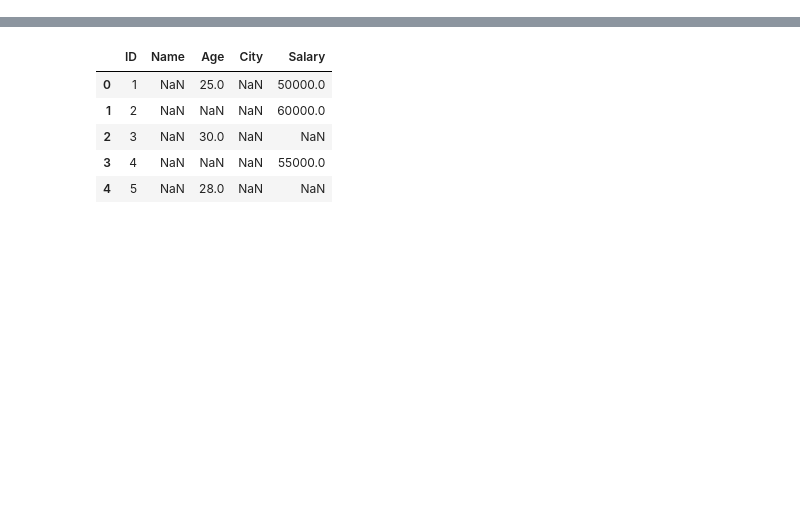
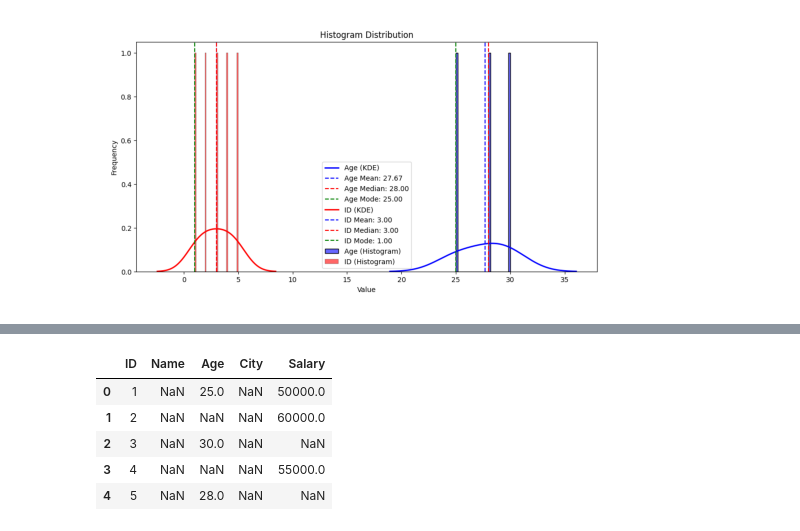
Before and after one commit to Baci-Ak/b-vista, a Jupyter notebook: testing.ipynb, the cells around one changed output, grey strips where cells are left out. Drawn from its saved outputs; the diff is of its cells as text; code cells hidden in the pictures; blank space fills up the shorter version.

```diff
--- a/testing.ipynb
+++ b/testing.ipynb
@@ -46,3 +77,38 @@ import bvista as bv
 bv.show(df1)
 # %% [output]
 [interactive output not drawn]
+# %%
+import base64
+from io import BytesIO
+import matplotlib.pyplot as plt
+import requests
+
+# Make the API request
+response = requests.post("http://127.0.0.1:5050/api/distribution_analysis",
+                         json={"session_id": "df1",
+                               "columns": ["Age", "ID"],
+                               "plot_type": "histogram",
+                               "show_kde": True,
+                               "colors": {"Age": "blue", "ID": "red"}})
+
+# Extract the base64 image
+if response.status_code == 200:
+    data = response.json()
+    base64_image = data.get("image")
+
+    if base64_image:
+        # Decode the base64 string
+        image_bytes = base64.b64decode(base64_image)
+        image_buffer = BytesIO(image_bytes)
+
+        # Display the image
+        img = plt.imread(image_buffer, format="png")
+        plt.imshow(img)
+        plt.axis("off")  # Hide axes
+        plt.show()
+    else:
+        print("No image data received")
+else:
+    print("Error:", response.json())
+# %% [output]
+[figure, added]
```
Also changed, not shown: parts of 86 cells of this notebook, 6 other files.
